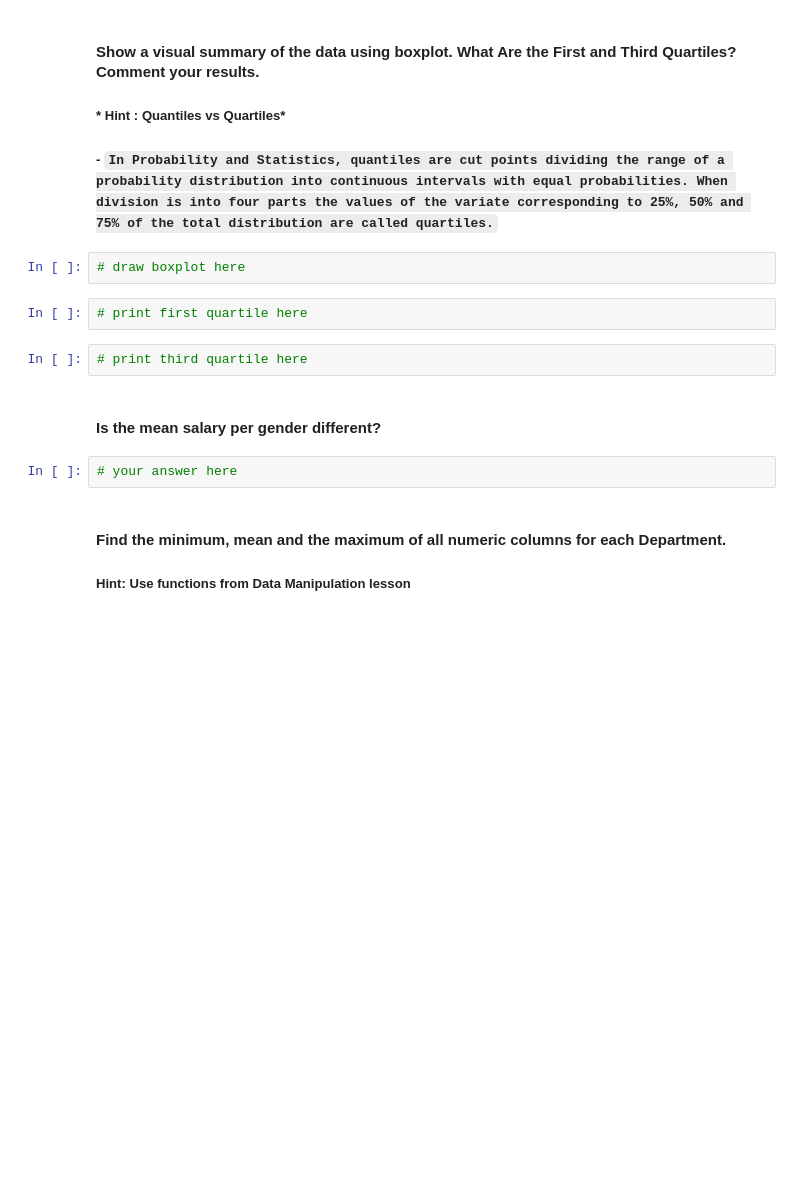
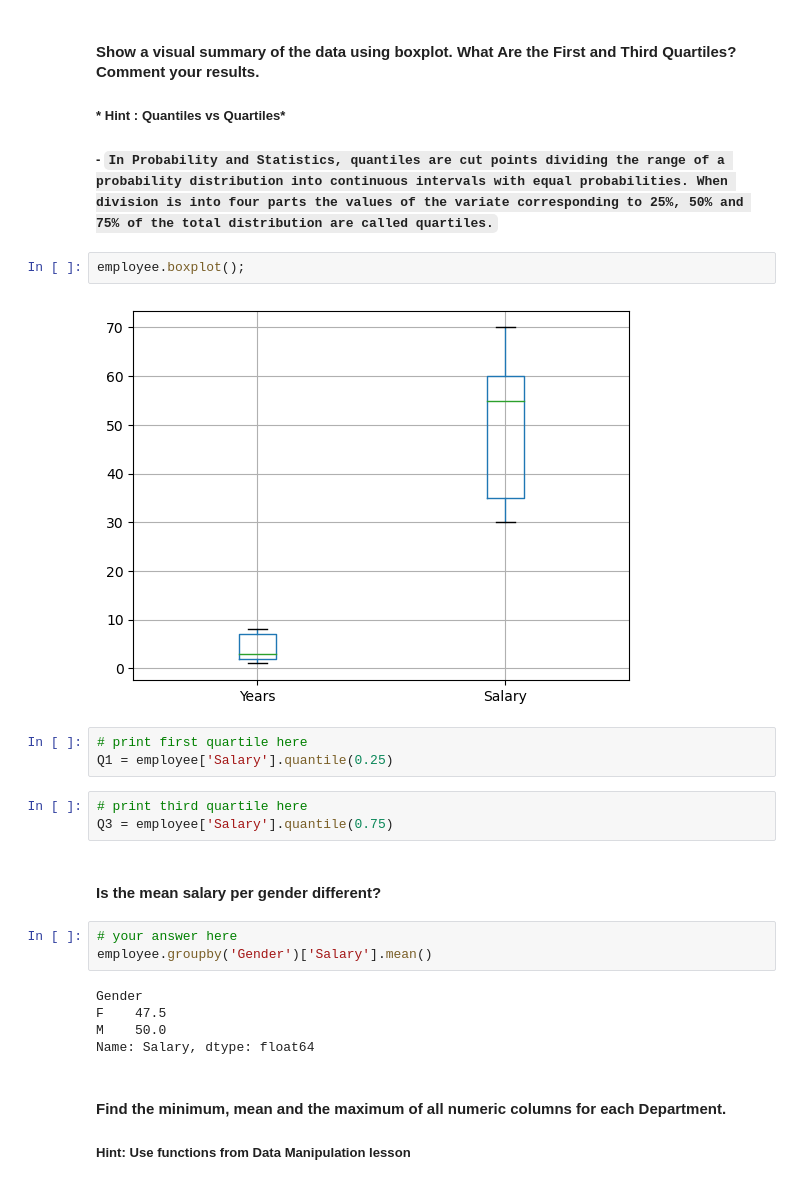
Before and after one commit to Ironhack-Data-Madrid-Octubre-2023/5.1-lab_subsetting_and_descriptive_stats, a Jupyter notebook: your-code/main.ipynb, the cells around one changed output. Cells and saved outputs as stored; diff of their text form; blank space fills up the shorter version.

```diff
--- a/your-code/main.ipynb
+++ b/your-code/main.ipynb
@@ -118,16 +288,26 @@ import pandas as pd
 #### Show a visual summary of the data using boxplot. What Are the First and Third Quartiles? Comment your results.
 ##### * Hint : Quantiles vs Quartiles*
 ##### - `In Probability and Statistics, quantiles are cut points dividing the range of a probability distribution into continuous intervals with equal probabilities. When division is into four parts the values of the variate corresponding to 25%, 50% and 75% of the total distribution are called quartiles.`
-# %%
-# draw boxplot here
+# %%
+employee.boxplot();
+# %% [output]
+[figure, added]
 # %%
 # print first quartile here
+Q1 = employee['Salary'].quantile(0.25)
 # %%
 # print third quartile here
+Q3 = employee['Salary'].quantile(0.75)
 # %% [markdown]
 #### Is the mean salary per gender different?
 # %%
 # your answer here
+employee.groupby('Gender')['Salary'].mean()
+# %% [output]
+Gender
+F    47.5
+M    50.0
+Name: Salary, dtype: float64
 # %% [markdown]
 #### Find the minimum, mean and the maximum of all numeric columns for each Department.
 
```
Also changed, not shown: parts of 59 cells of this notebook, 1 other file.
